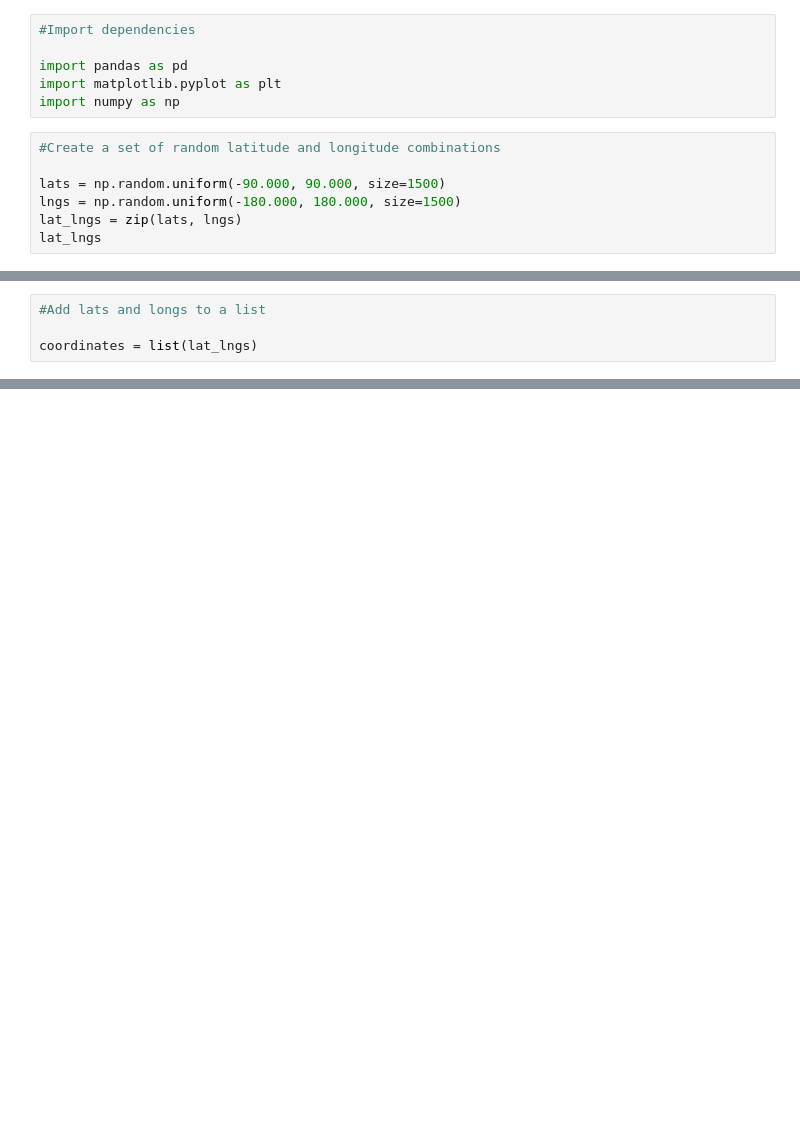
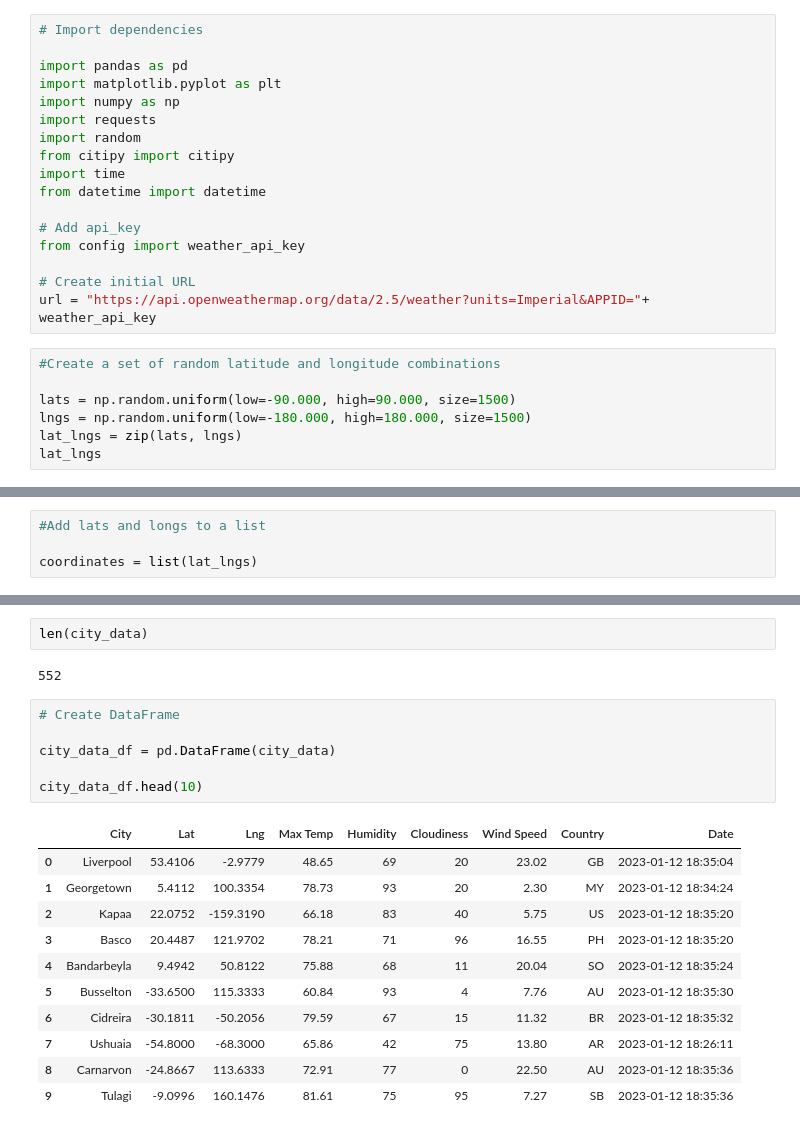
Before and after one commit to ChallahBack83/World_Weather_Analysis, a Jupyter notebook: WeatherPy.ipynb, the cells around one changed output, grey strips where cells are left out. Drawn from its saved outputs; the diff is of its cells as text; blank space fills up the shorter version.

```diff
--- a/WeatherPy.ipynb
+++ b/WeatherPy.ipynb
@@ -1,14 +1,25 @@
 # %%
-#Import dependencies
+# Import dependencies
 
 import pandas as pd
 import matplotlib.pyplot as plt
 import numpy as np
+import requests
+import random
+from citipy import citipy
+import time
+from datetime import datetime
+
+# Add api_key
+from config import weather_api_key
+
+# Create initial URL
+url = "https://api.openweathermap.org/data/2.5/weather?units=Imperial&APPID="+ weather_api_key
 # %%
 #Create a set of random latitude and longitude combinations
 
-lats = np.random.uniform(-90.000, 90.000, size=1500)
-lngs = np.random.uniform(-180.000, 180.000, size=1500)
+lats = np.random.uniform(low=-90.000, high=90.000, size=1500)
+lngs = np.random.uniform(low=-180.000, high=180.000, size=1500)
 lat_lngs = zip(lats, lngs)
 lat_lngs
 # %% [output]
@@ -37,0 +143,22 @@ len(cities)
+# %%
+len(city_data)
+# %% [output]
+552
+# %%
+# Create DataFrame
+
+city_data_df = pd.DataFrame(city_data)
+
+city_data_df.head(10)
+# %% [output]
+|  | City | Lat | Lng | Max Temp | Humidity | Cloudiness | Wind Speed | Country | Date |
+| 0 | Liverpool | 53.4106 | -2.9779 | 48.65 | 69 | 20 | 23.02 | GB | 2023-01-12 18:35:04 |
+| 1 | Georgetown | 5.4112 | 100.3354 | 78.73 | 93 | 20 | 2.30 | MY | 2023-01-12 18:34:24 |
+| 2 | Kapaa | 22.0752 | -159.3190 | 66.18 | 83 | 40 | 5.75 | US | 2023-01-12 18:35:20 |
+| 3 | Basco | 20.4487 | 121.9702 | 78.21 | 71 | 96 | 16.55 | PH | 2023-01-12 18:35:20 |
+| 4 | Bandarbeyla | 9.4942 | 50.8122 | 75.88 | 68 | 11 | 20.04 | SO | 2023-01-12 18:35:24 |
+| 5 | Busselton | -33.6500 | 115.3333 | 60.84 | 93 | 4 | 7.76 | AU | 2023-01-12 18:35:30 |
+| 6 | Cidreira | -30.1811 | -50.2056 | 79.59 | 67 | 15 | 11.32 | BR | 2023-01-12 18:35:32 |
+| 7 | Ushuaia | -54.8000 | -68.3000 | 65.86 | 42 | 75 | 13.80 | AR | 2023-01-12 18:26:11 |
+| 8 | Carnarvon | -24.8667 | 113.6333 | 72.91 | 77 | 0 | 22.50 | AU | 2023-01-12 18:35:36 |
+| 9 | Tulagi | -9.0996 | 160.1476 | 81.61 | 75 | 95 | 7.27 | SB | 2023-01-12 18:35:36 |
```
Also changed, not shown: parts of 5 cells of this notebook, 1 other file.
